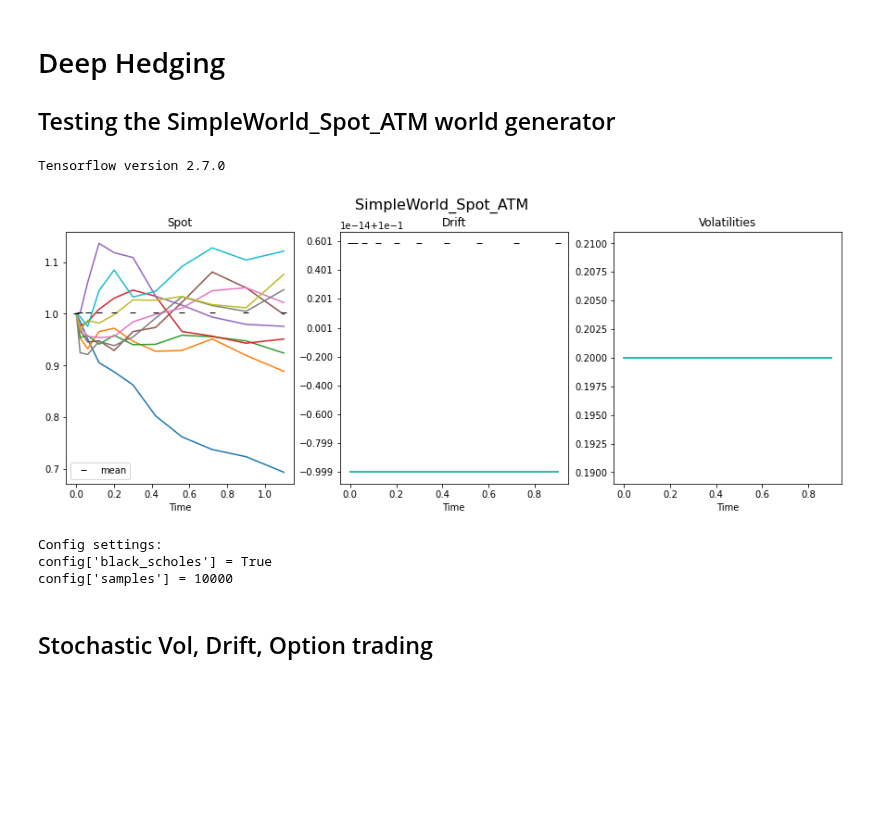
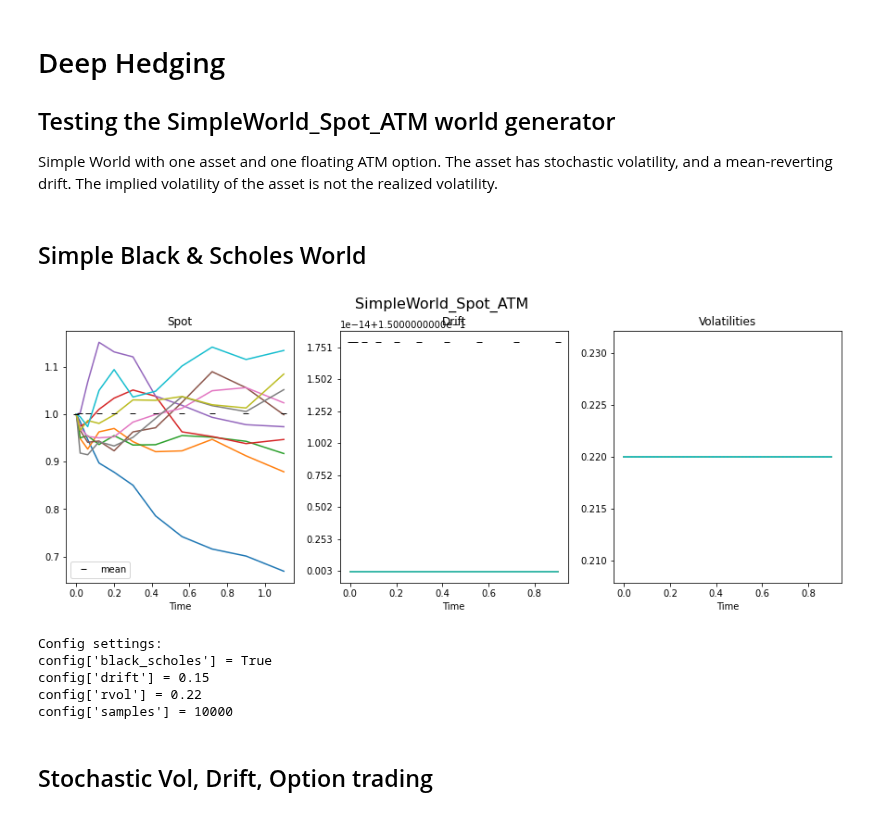
Before and after one commit to hansbuehler/deephedging, a Jupyter notebook: notebooks/simpleWorld_Spot_ATM.ipynb, the cells around one changed output. Cells and saved outputs as stored; diff of their text form; code cells hidden in the pictures; blank space fills up the shorter version.

```diff
--- a/notebooks/simpleWorld_Spot_ATM.ipynb
+++ b/notebooks/simpleWorld_Spot_ATM.ipynb
@@ -1,31 +1,39 @@
 # %% [markdown]
 # Deep Hedging
 ## Testing the SimpleWorld_Spot_ATM world generator
+
+Simple World with one asset and one floating ATM option.
+    The asset has stochastic volatility, and a mean-reverting drift.
+    The implied volatility of the asset is not the realized volatility.
 # %%
 import numpy as np
+from IPython.display import display, Markdown, Latex
+
+from deephedging.world import SimpleWorld_Spot_ATM
+from cdxbasics.config import Config  # pip install
+
+# remove for production code. Keep while developping
 import imp
-import packages.cdxbasics.cdxbasics.config as _
-imp.reload(_)
-import packages.cdxbasics.cdxbasics.dynaplot as _
-imp.reload(_)
 import deephedging.world as _
 imp.reload(_)
 
-from deephedging.world import SimpleWorld_Spot_ATM
-from packages.cdxbasics.cdxbasics.config import Config
-
+display(Markdown("## Simple Black & Scholes World"))
 config = Config()
 config.samples = 10000
 config.black_scholes = True
+config.drift = 0.15  # drift
+config.rvol = 0.22   # volatility
 
 world  = SimpleWorld_Spot_ATM( config )
 world.plot(plot_samples=10)
 # %% [output]
+## Simple Black & Scholes World
+[figure, new version]
-Tensorflow version 2.7.0
+Config settings:
+config['black_scholes'] = True
+config['drift'] = 0.15
+config['rvol'] = 0.22
+config['samples'] = 10000
-[figure, old version]
-Config settings:
-config['black_scholes'] = True
-config['samples'] = 10000
 # %% [markdown]
 ## Stochastic Vol, Drift, Option trading
 # %%
```
Also changed, not shown: 9 other files.
